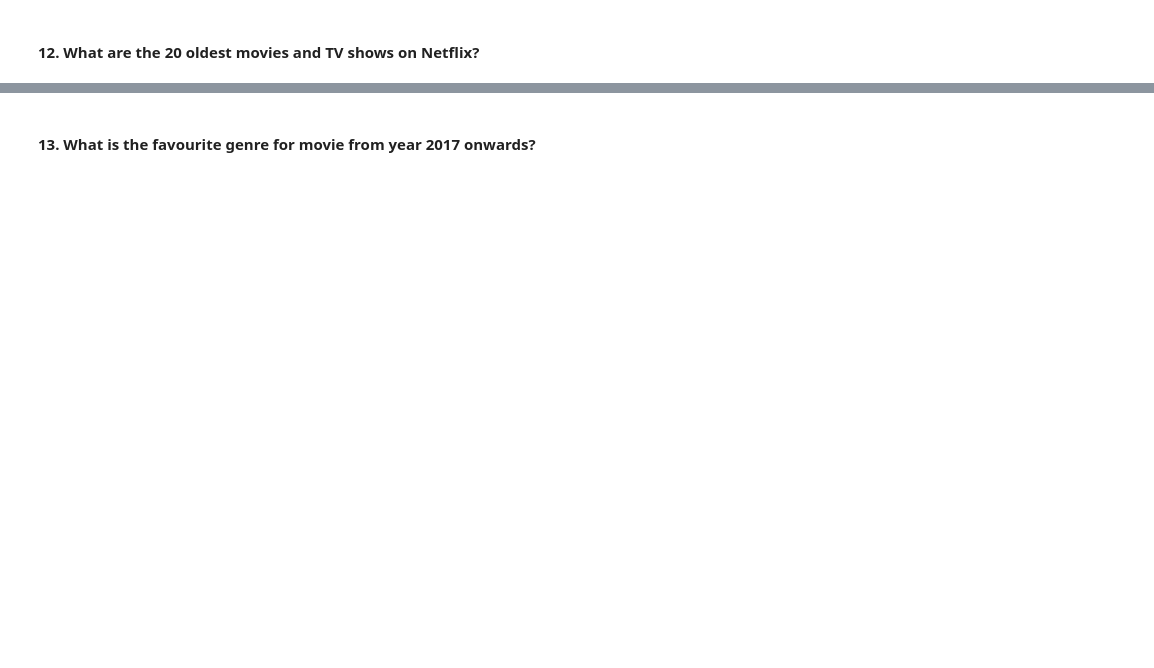
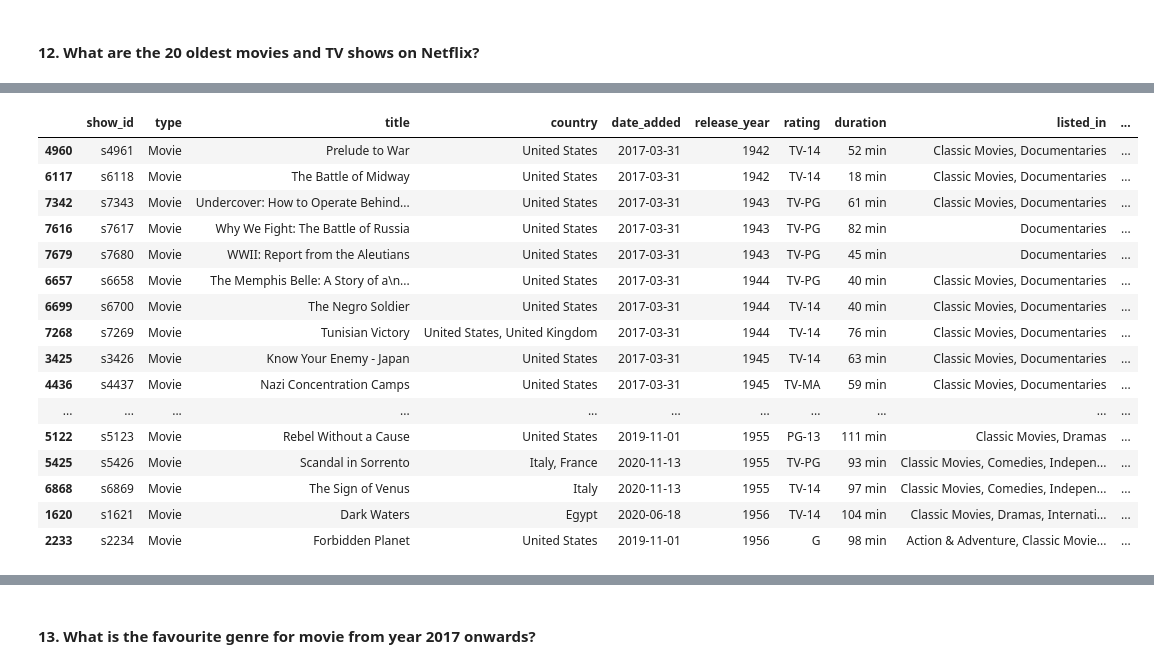
Before and after one commit to LuisMCota/upy3, a Jupyter notebook: Unit1/Pre-processing/netflix.ipynb, the cells around one changed output, grey strips where cells are left out. Cells and saved outputs as stored; diff of their text form; code cells hidden in the pictures; blank space fills up the shorter version.

```diff
--- a/Unit1/Pre-processing/netflix.ipynb
+++ b/Unit1/Pre-processing/netflix.ipynb
@@ -962,0 +1004,21 @@ plt.show()
+# %%
+oldest_movies = movie.nsmallest(20,"release_year")
+oldest_movies
+# %% [output]
+|  | show_id | type | title | country | date_added | release_year | rating | duration | listed_in | ... |
+| 4960 | s4961 | Movie | Prelude to War | United States | 2017-03-31 | 1942 | TV-14 | 52 min | Classic Movies, Documentaries | ... |
+| 6117 | s6118 | Movie | The Battle of Midway | United States | 2017-03-31 | 1942 | TV-14 | 18 min | Classic Movies, Documentaries | ... |
+| 7342 | s7343 | Movie | Undercover: How to Operate Behind... | United States | 2017-03-31 | 1943 | TV-PG | 61 min | Classic Movies, Documentaries | ... |
+| 7616 | s7617 | Movie | Why We Fight: The Battle of Russia | United States | 2017-03-31 | 1943 | TV-PG | 82 min | Documentaries | ... |
+| 7679 | s7680 | Movie | WWII: Report from the Aleutians | United States | 2017-03-31 | 1943 | TV-PG | 45 min | Documentaries | ... |
+| 6657 | s6658 | Movie | The Memphis Belle: A Story of a\n... | United States | 2017-03-31 | 1944 | TV-PG | 40 min | Classic Movies, Documentaries | ... |
+| 6699 | s6700 | Movie | The Negro Soldier | United States | 2017-03-31 | 1944 | TV-14 | 40 min | Classic Movies, Documentaries | ... |
+| 7268 | s7269 | Movie | Tunisian Victory | United States, United Kingdom | 2017-03-31 | 1944 | TV-14 | 76 min | Classic Movies, Documentaries | ... |
+| 3425 | s3426 | Movie | Know Your Enemy - Japan | United States | 2017-03-31 | 1945 | TV-14 | 63 min | Classic Movies, Documentaries | ... |
+| 4436 | s4437 | Movie | Nazi Concentration Camps | United States | 2017-03-31 | 1945 | TV-MA | 59 min | Classic Movies, Documentaries | ... |
+| ... | ... | ... | ... | ... | ... | ... | ... | ... | ... | ... |
+| 5122 | s5123 | Movie | Rebel Without a Cause | United States | 2019-11-01 | 1955 | PG-13 | 111 min | Classic Movies, Dramas | ... |
+| 5425 | s5426 | Movie | Scandal in Sorrento | Italy, France | 2020-11-13 | 1955 | TV-PG | 93 min | Classic Movies, Comedies, Indepen... | ... |
+| 6868 | s6869 | Movie | The Sign of Venus | Italy | 2020-11-13 | 1955 | TV-14 | 97 min | Classic Movies, Comedies, Indepen... | ... |
+| 1620 | s1621 | Movie | Dark Waters | Egypt | 2020-06-18 | 1956 | TV-14 | 104 min | Classic Movies, Dramas, Internati... | ... |
+| 2233 | s2234 | Movie | Forbidden Planet | United States | 2019-11-01 | 1956 | G | 98 min | Action & Adventure, Classic Movie... | ... |
```
Also changed, not shown: parts of 22 cells of this notebook, 1 other file.
